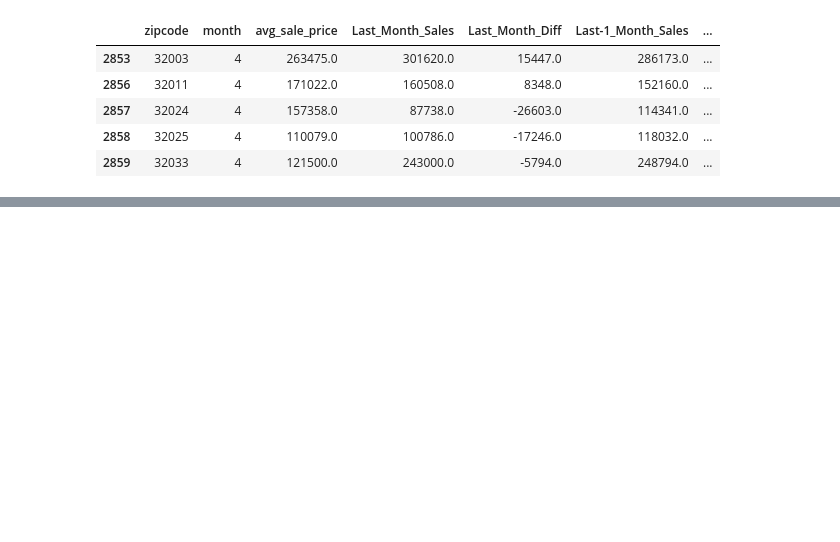
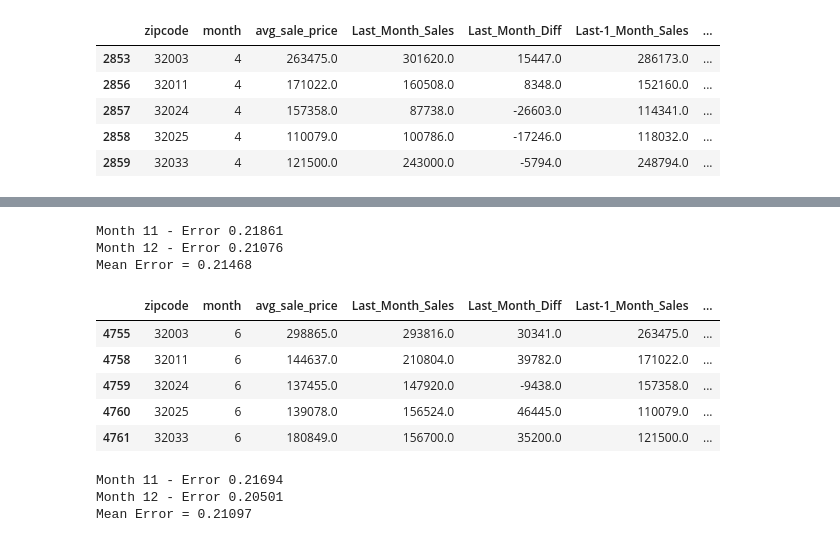
Before and after one commit to FinalProject-2021/Housing_Valuation, a Jupyter notebook: ML_model_K.ipynb, the cells around one changed output, grey strips where cells are left out. Cells and saved outputs as stored; diff of their text form; code cells hidden in the pictures; blank space fills up the shorter version.

Commit message:
Some training added

```diff
--- a/ML_model_K.ipynb
+++ b/ML_model_K.ipynb
@@ -175,0 +187,63 @@ melt3.head()
+# %%
+mean_error = []
+for month in range(11,13):
+    train = melt4[melt4['month'] < month]
+    val = melt4[melt4['month'] == month]
+
+    xtr, xts = train.drop(['avg_sale_price'], axis=1), val.drop(['avg_sale_price'], axis=1)
+    ytr, yts = train['avg_sale_price'].values, val['avg_sale_price'].values
+
+    model = RandomForestRegressor(n_estimators=1000, n_jobs=-1, random_state=0)
+    model.fit(xtr, ytr)
+
+    p = model.predict(xts)
+
+    error = rmsle(yts, p)
+    print('Month %d - Error %.5f' % (month, error))
+    mean_error.append(error)
+print('Mean Error = %.5f' % np.mean(mean_error))
+# %% [output]
+Month 11 - Error 0.21861
+Month 12 - Error 0.21076
+Mean Error = 0.21468
+# %%
+melt5 = melt.copy()
+melt5['Last_Month_Sales'] = melt5.groupby(['zipcode'])['avg_sale_price'].shift()
+melt5['Last_Month_Diff'] = melt5.groupby(['zipcode'])['Last_Month_Sales'].diff()
+melt5['Last-1_Month_Sales'] = melt5.groupby(['zipcode'])['avg_sale_price'].shift(2)
+melt5['Last-1_Month_Diff'] = melt5.groupby(['zipcode'])['Last-1_Month_Sales'].diff()
+melt5['Last-2_Month_Sales'] = melt5.groupby(['zipcode'])['avg_sale_price'].shift(3)
+melt5['Last-2_Month_Diff'] = melt5.groupby(['zipcode'])['Last-2_Month_Sales'].diff()
+melt5['Last-3_Month_Sales'] = melt5.groupby(['zipcode'])['avg_sale_price'].shift(4)
+melt5['Last-3_Month_Diff'] = melt5.groupby(['zipcode'])['Last-3_Month_Sales'].diff()
+melt5 = melt5.dropna()
+melt5.head()
+# %% [output]
+|  | zipcode | month | avg_sale_price | Last_Month_Sales | Last_Month_Diff | Last-1_Month_Sales | ... |
+| 4755 | 32003 | 6 | 298865.0 | 293816.0 | 30341.0 | 263475.0 | ... |
+| 4758 | 32011 | 6 | 144637.0 | 210804.0 | 39782.0 | 171022.0 | ... |
+| 4759 | 32024 | 6 | 137455.0 | 147920.0 | -9438.0 | 157358.0 | ... |
+| 4760 | 32025 | 6 | 139078.0 | 156524.0 | 46445.0 | 110079.0 | ... |
+| 4761 | 32033 | 6 | 180849.0 | 156700.0 | 35200.0 | 121500.0 | ... |
+# %%
+mean_error = []
+for month in range(11,13):
+    train = melt5[melt5['month'] < month]
+    val = melt5[melt5['month'] == month]
+
+    xtr, xts = train.drop(['avg_sale_price'], axis=1), val.drop(['avg_sale_price'], axis=1)
+    ytr, yts = train['avg_sale_price'].values, val['avg_sale_price'].values
+
+    model = RandomForestRegressor(n_estimators=1000, n_jobs=-1, random_state=0)
+    model.fit(xtr, ytr)
+
+    p = model.predict(xts)
+
+    error = rmsle(yts, p)
+    print('Month %d - Error %.5f' % (month, error))
+    mean_error.append(error)
+print('Mean Error = %.5f' % np.mean(mean_error))
+# %% [output]
+Month 11 - Error 0.21694
+Month 12 - Error 0.20501
+Mean Error = 0.21097
```
Also changed, not shown: parts of 9 cells of this notebook.
